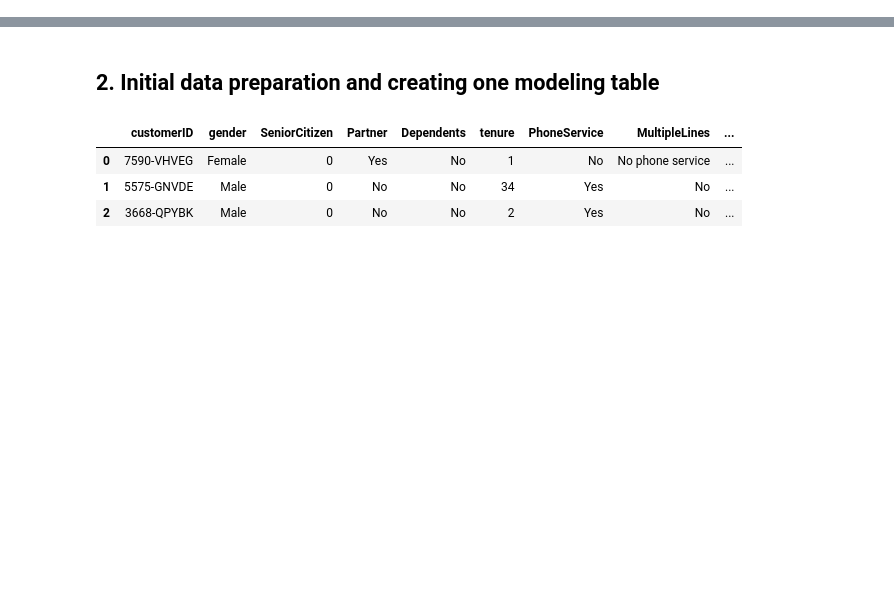
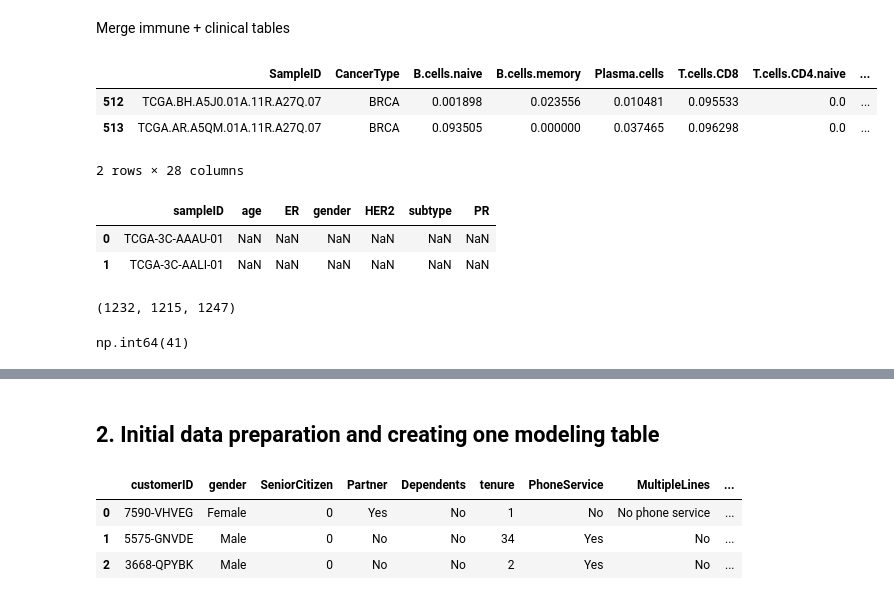
Before and after one commit to ekhlebus/tme-breast-cancer-subtype-prediction, a Jupyter notebook: tme-breast-cancer-subtype-prediction.ipynb, the cells around one changed output, grey strips where cells are left out. Drawn from its saved outputs; the diff is of its cells as text; code cells hidden in the pictures; blank space fills up the shorter version.

```diff
--- a/tme-breast-cancer-subtype-prediction.ipynb
+++ b/tme-breast-cancer-subtype-prediction.ipynb
@@ -83,0 +146,24 @@ len(df)
+# %% [markdown]
+Merge immune + clinical tables
+# %%
+cibersort_brca.head(2)
+# %% [output]
+|  | SampleID | CancerType | B.cells.naive | B.cells.memory | Plasma.cells | T.cells.CD8 | T.cells.CD4.naive | ... |
+| 512 | TCGA.BH.A5J0.01A.11R.A27Q.07 | BRCA | 0.001898 | 0.023556 | 0.010481 | 0.095533 | 0.0 | ... |
+| 513 | TCGA.AR.A5QM.01A.11R.A27Q.07 | BRCA | 0.093505 | 0.000000 | 0.037465 | 0.096298 | 0.0 | ... |
+2 rows × 28 columns
+# %%
+clinical_sub.head(2)
+# %% [output]
+|  | sampleID | age | ER | gender | HER2 | subtype | PR |
+| 0 | TCGA-3C-AAAU-01 | NaN | NaN | NaN | NaN | NaN | NaN |
+| 1 | TCGA-3C-AALI-01 | NaN | NaN | NaN | NaN | NaN | NaN |
+# %%
+cibersort_brca.SampleID.nunique(), cibersort_brca.patient_id.nunique(), clinical_sub.sampleID.nunique()
+# %% [output]
+(1232, 1215, 1247)
+# %%
+# Check duplicates in CIBERSORT
+cibersort_brca['patient_id'].duplicated().sum()
+# %% [output]
+np.int64(41)
```
Also changed, not shown: parts of 35 cells of this notebook.
